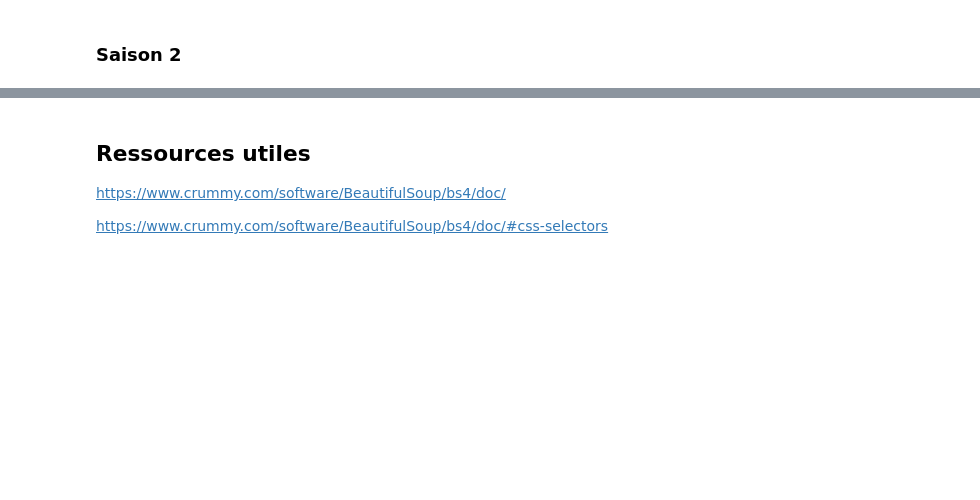
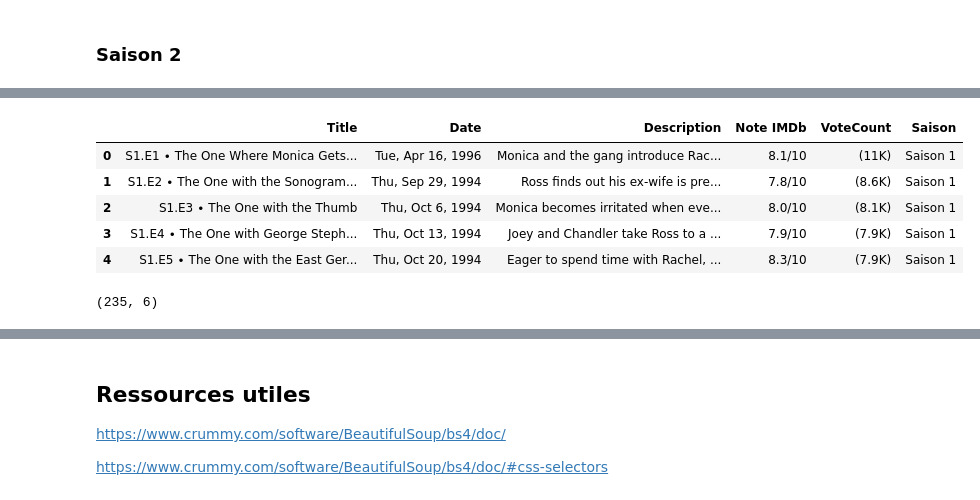
Before and after one commit to raymondgadji/DatAnalyst, a Jupyter notebook: Cours/Semaine6/SerieFriends/Brief2_Friends.ipynb, the cells around one changed output, grey strips where cells are left out. Cells and saved outputs as stored; diff of their text form; code cells hidden in the pictures; blank space fills up the shorter version.

```diff
--- a/Cours/Semaine6/SerieFriends/Brief2_Friends.ipynb
+++ b/Cours/Semaine6/SerieFriends/Brief2_Friends.ipynb
@@ -1056,19 +423,0 @@ dtype: int64
-# %%
-episodes = soup.find_all('div', class_='ipc-titletext ipc-titletext--reduced')
-dates = soup.find_all('span', class_='sc-5372d523-10 knzESm')
-ratings = soup.find_all('span', class_='ipc-rating-star--rating')
-votecounts = soup.find_all('span', class_='ipc-rating-star--voteCount')
-#print (rating)
-temp = []
-
-for episode, date, rating, votecount in zip(episodes, dates, ratings, votecounts):
-    titre = episode.get_text()[8:]
-    saison = episode.get_text()[:2]
-    epinumb = episode.get_text()[4:6]
-    date_text = date.get_text()
-    rating = rating.get_text()
-    votecount = votecount.get_text()[2:-1]
-    temp.append({'season': saison, 'episode': epinumb, 'title': titre, 'rating': rating, 'votecount': votecount, 'first aired': date_text})
-
-df_episodes = pd.DataFrame(temp)
-df_episodes
@@ -1816,0 +647,13 @@ Données exportées dans 'saison_10.csv'
+# %%
+df_saison.head()
+# %% [output]
+|  | Title | Date | Description | Note IMDb | VoteCount | Saison |
+| 0 | S1.E1 ∙ The One Where Monica Gets... | Tue, Apr 16, 1996 | Monica and the gang introduce Rac... | 8.1/10 | (11K) | Saison 1 |
+| 1 | S1.E2 ∙ The One with the Sonogram... | Thu, Sep 29, 1994 | Ross finds out his ex-wife is pre... | 7.8/10 | (8.6K) | Saison 1 |
+| 2 | S1.E3 ∙ The One with the Thumb | Thu, Oct 6, 1994 | Monica becomes irritated when eve... | 8.0/10 | (8.1K) | Saison 1 |
+| 3 | S1.E4 ∙ The One with George Steph... | Thu, Oct 13, 1994 | Joey and Chandler take Ross to a ... | 7.9/10 | (7.9K) | Saison 1 |
+| 4 | S1.E5 ∙ The One with the East Ger... | Thu, Oct 20, 1994 | Eager to spend time with Rachel, ... | 8.3/10 | (7.9K) | Saison 1 |
+# %%
+df_saison.shape
+# %% [output]
+(235, 6)
```
Also changed, not shown: parts of 53 cells of this notebook, 3 other files.
